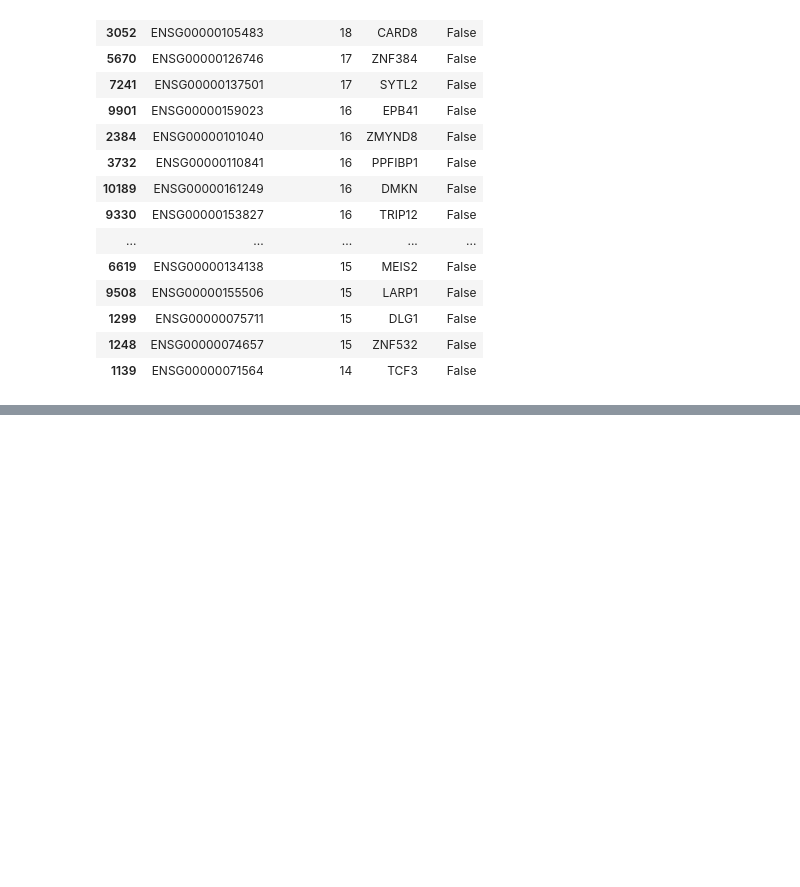
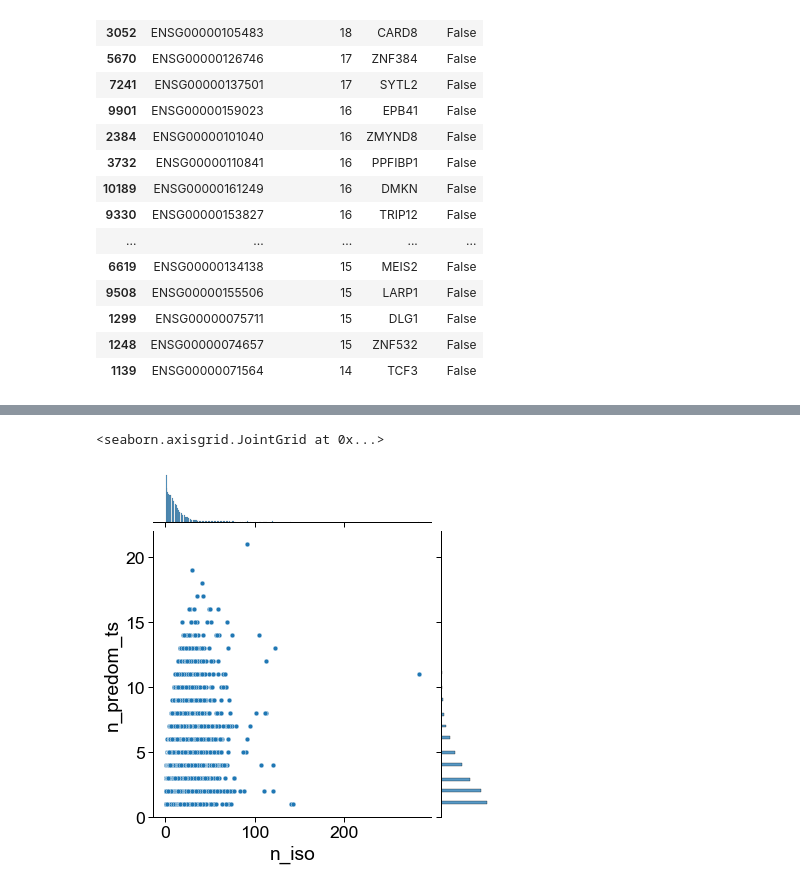
Before and after one commit to fairliereese/rnawg, a Jupyter notebook: figures/fig_4_sample_major/fig_mane.ipynb, the cells around one changed output, grey strips where cells are left out. Cells and saved outputs as stored; diff of their text form; code cells hidden in the pictures; blank space fills up the shorter version.

Commit message:
added stuff for figure 4 and s7

```diff
--- a/figures/fig_4_sample_major/fig_mane.ipynb
+++ b/figures/fig_4_sample_major/fig_mane.ipynb
@@ -722,3 +724,9 @@ df.sort_values(by='n_predom_ts', ascending=False).head(20)
 | 1299 | ENSG00000075711 | 15 | DLG1 | False |
 | 1248 | ENSG00000074657 | 15 | ZNF532 | False |
 | 1139 | ENSG00000071564 | 14 | TCF3 | False |
+# %%
+# how does this number correlate to the overall number
+# of detected isoforms?
+df2 = ca.triplets.loc[ca.triplets.source=='obs_det']
+df2 = df2[['gid', 'n_iso']]
+df = df.merge(df2, on='gid', how='left')
@@ -724,0 +742,6 @@ df.sort_values(by='n_predom_ts', ascending=False).head(20)
+# %%
+sns.jointplot(df, x='n_iso', y='n_predom_ts')
+# sns.scatterplot(df, x='n_iso', y='n_predom_ts')
+# %% [output]
+<seaborn.axisgrid.JointGrid at 0x...>
+[figure, added]
```
Also changed, not shown: parts of 3 cells of this notebook, 4 other files.
